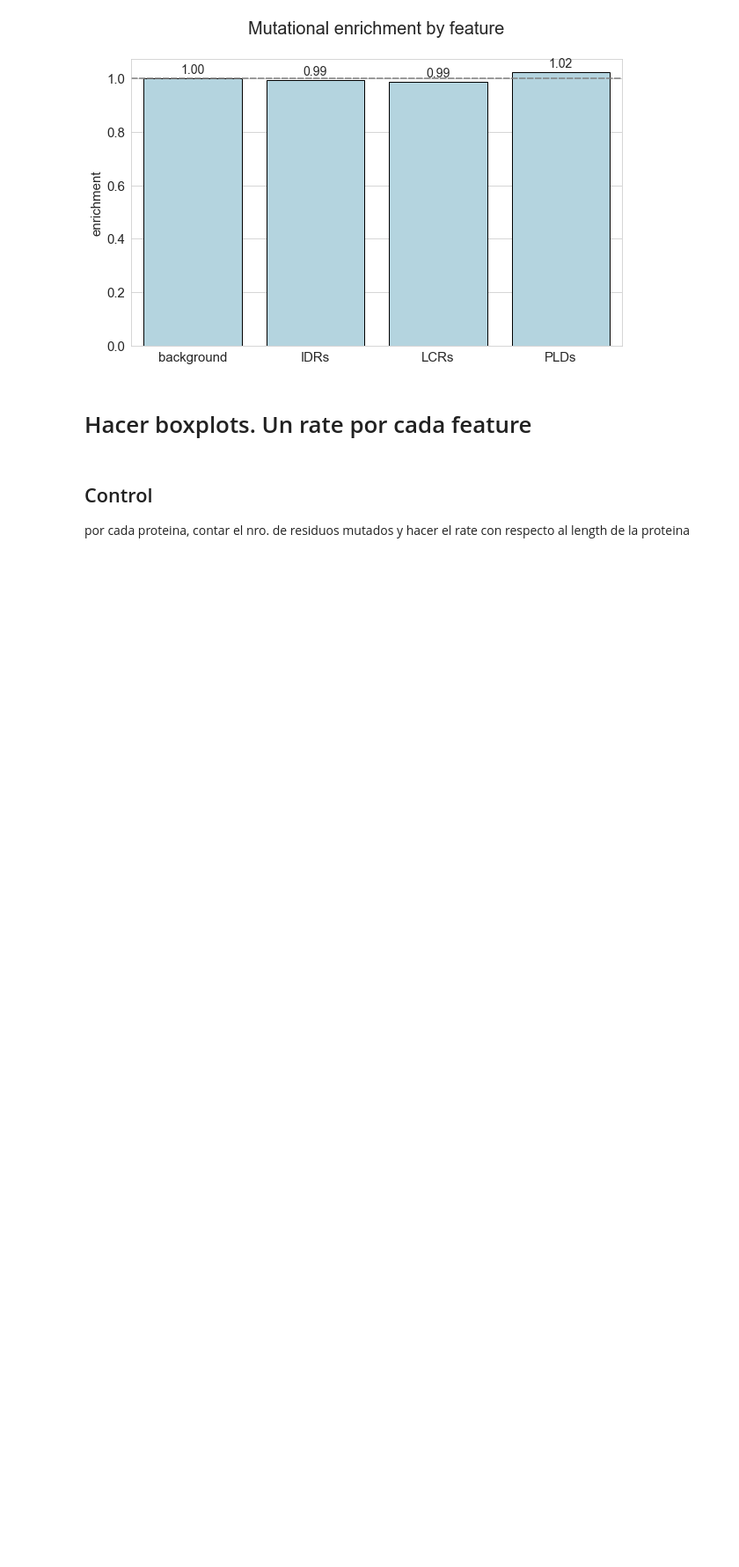
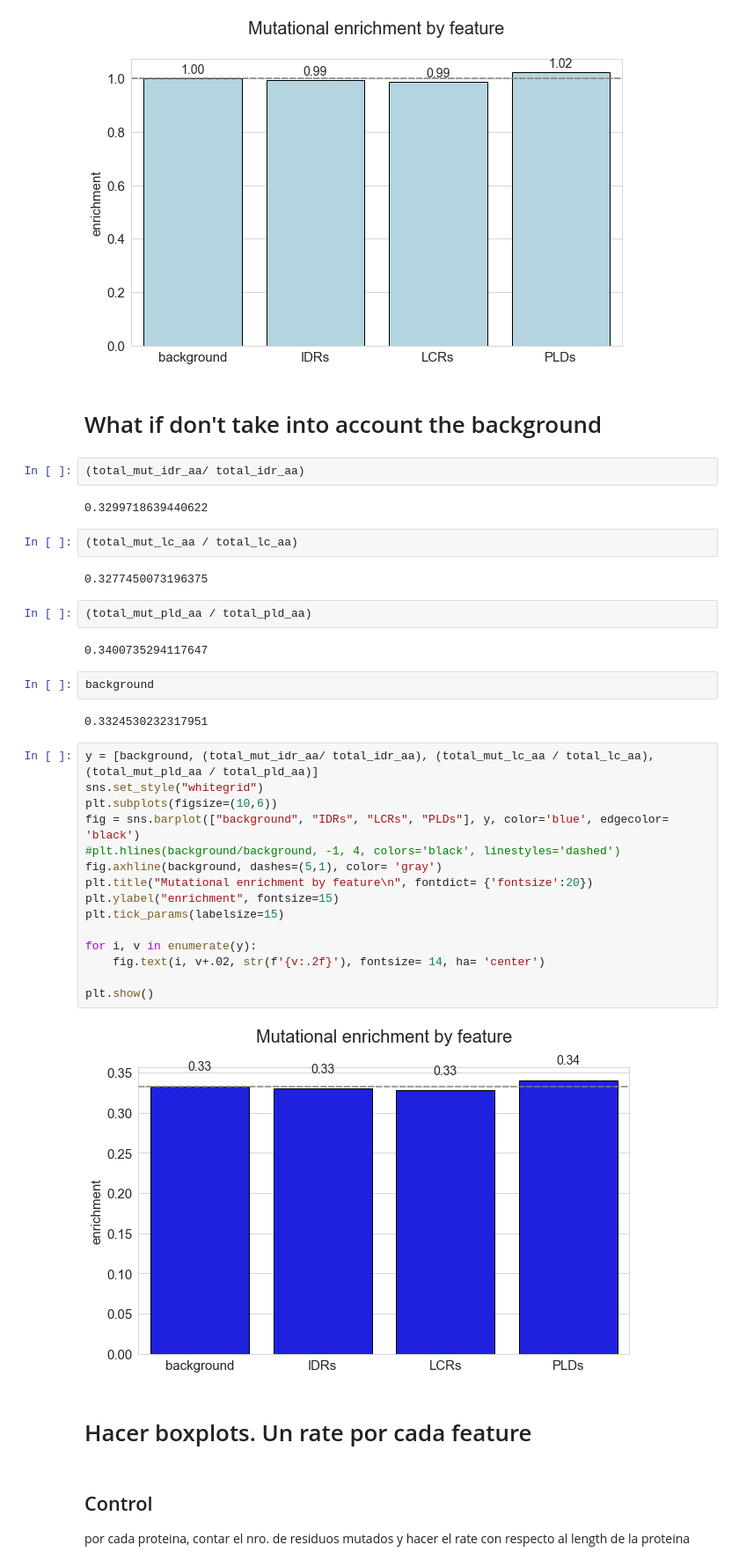
Before and after one commit to alvaro-2/mutations, a Jupyter notebook: disease_plots/mut_enrichment.ipynb, the cells around one changed output. Shown: that part at 88% size. Saved outputs shown, nothing was run; the diff lists cells and outputs as text; blank space fills up the shorter version.

```diff
--- a/disease_plots/mut_enrichment.ipynb
+++ b/disease_plots/mut_enrichment.ipynb
@@ -620,6 +621,41 @@ for i, v in enumerate(y):
 plt.show()
 # %% [output]
 [figure]
+# %% [markdown]
+# What if don't take into account the background
+# %%
+(total_mut_idr_aa/ total_idr_aa)
+# %% [output]
+0.3299718639440622
+# %%
+(total_mut_lc_aa / total_lc_aa)
+# %% [output]
+0.3277450073196375
+# %%
+(total_mut_pld_aa / total_pld_aa)
+# %% [output]
+0.3400735294117647
+# %%
+background
+# %% [output]
+0.3324530232317951
+# %%
+y = [background, (total_mut_idr_aa/ total_idr_aa), (total_mut_lc_aa / total_lc_aa), (total_mut_pld_aa / total_pld_aa)]
+sns.set_style("whitegrid")
+plt.subplots(figsize=(10,6))
+fig = sns.barplot(["background", "IDRs", "LCRs", "PLDs"], y, color='blue', edgecolor= 'black')
+#plt.hlines(background/background, -1, 4, colors='black', linestyles='dashed')
+fig.axhline(background, dashes=(5,1), color= 'gray')
+plt.title("Mutational enrichment by feature\n", fontdict= {'fontsize':20})
+plt.ylabel("enrichment", fontsize=15)
+plt.tick_params(labelsize=15)
+
+for i, v in enumerate(y):
+    fig.text(i, v+.02, str(f'{v:.2f}'), fontsize= 14, ha= 'center')
+
+plt.show()
+# %% [output]
+[figure, added]
 # %% [markdown]
 # Hacer boxplots. Un rate por cada feature
 # %% [markdown]
```
Also changed, not shown: parts of 53 cells of this notebook, 1 other file.
